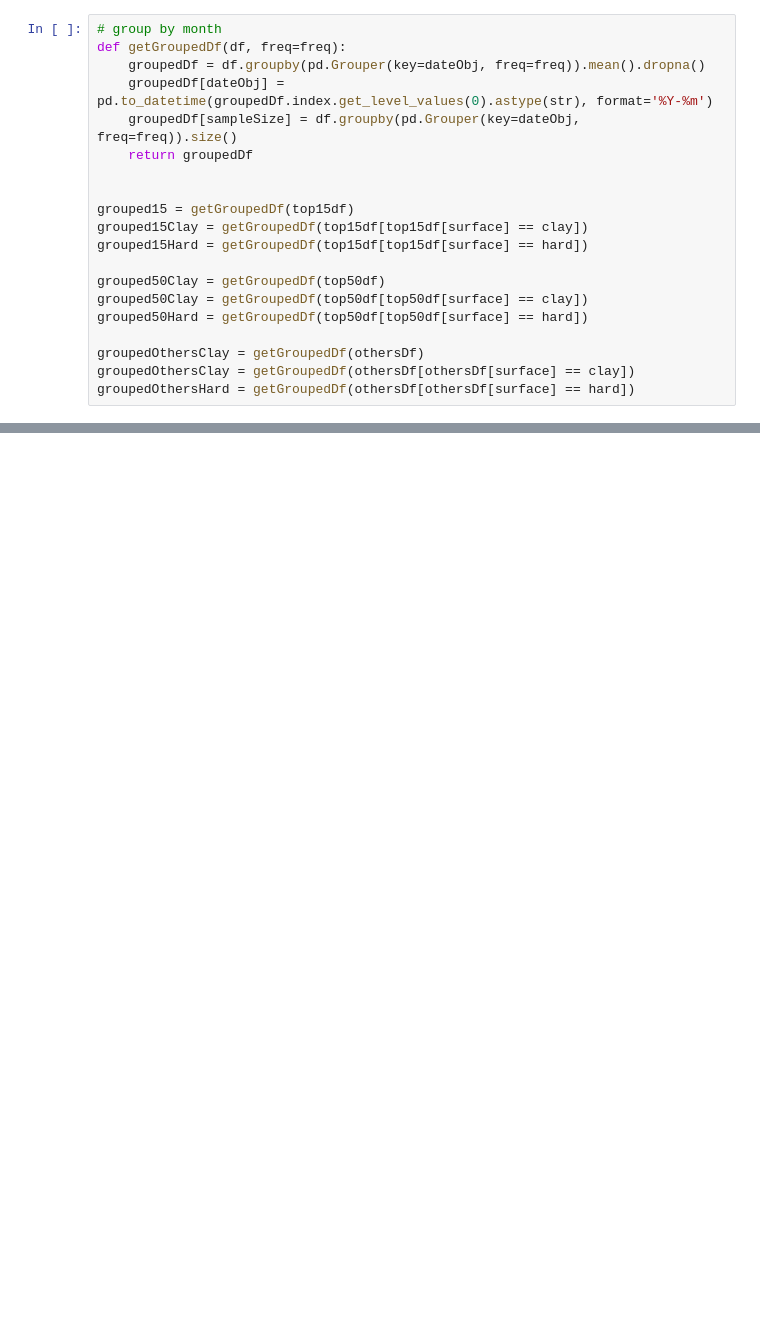
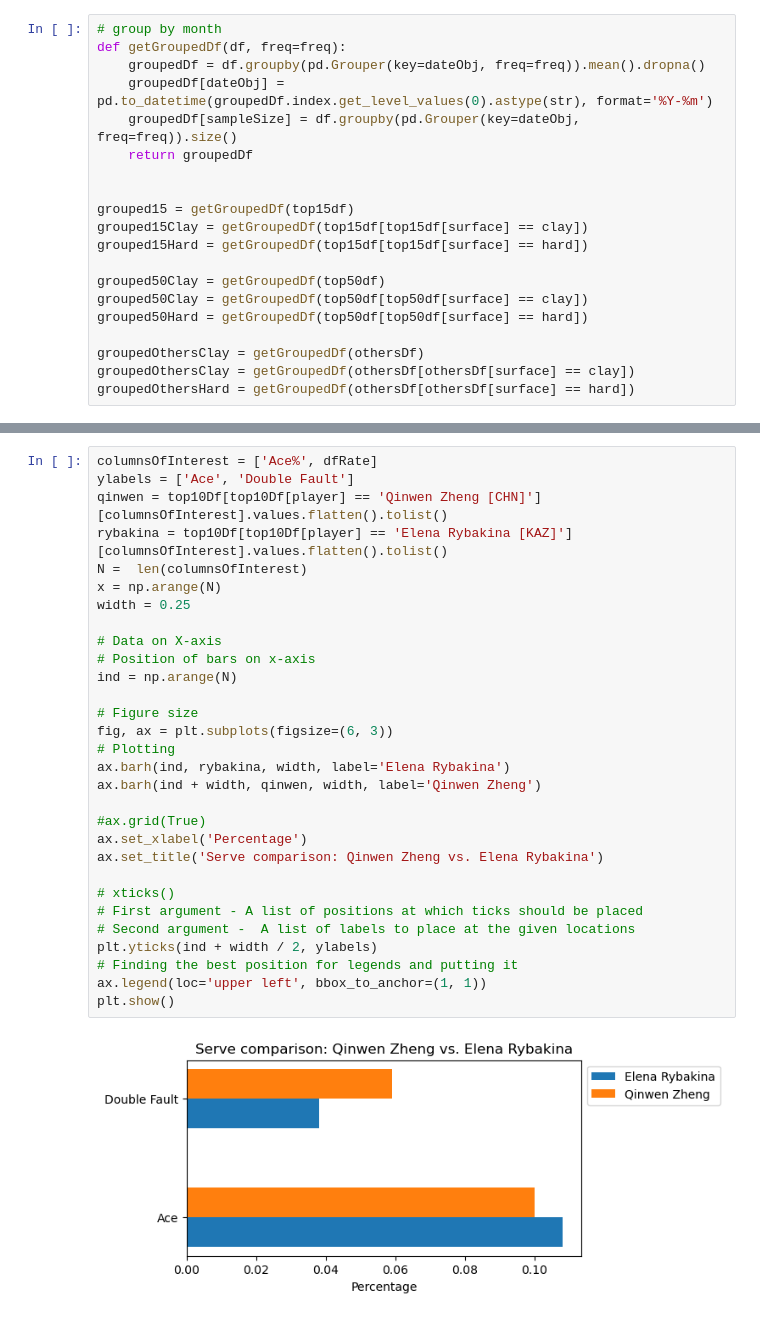
Before and after one commit to TracyYXChen/tennis-data, a Jupyter notebook: qinwenZheng/Qinwen Zheng's serves.ipynb, the cells around one changed output, grey strips where cells are left out. Drawn from its saved outputs; the diff is of its cells as text; blank space fills up the shorter version.

```diff
--- a/qinwenZheng/Qinwen Zheng's serves.ipynb
+++ b/qinwenZheng/Qinwen Zheng's serves.ipynb
@@ -141,0 +302,32 @@ plotScatterByGroups(groupedDfArr, attributeOfInterest, title)
+# %%
+columnsOfInterest = ['Ace%', dfRate]
+ylabels = ['Ace', 'Double Fault']
+qinwen = top10Df[top10Df[player] == 'Qinwen Zheng [CHN]'][columnsOfInterest].values.flatten().tolist()
+rybakina = top10Df[top10Df[player] == 'Elena Rybakina [KAZ]'][columnsOfInterest].values.flatten().tolist()
+N =  len(columnsOfInterest)
+x = np.arange(N)
+width = 0.25
+
+# Data on X-axis
+# Position of bars on x-axis
+ind = np.arange(N)
+
+# Figure size
+fig, ax = plt.subplots(figsize=(6, 3))
+# Plotting
+ax.barh(ind, rybakina, width, label='Elena Rybakina')
+ax.barh(ind + width, qinwen, width, label='Qinwen Zheng')
+
+#ax.grid(True)
+ax.set_xlabel('Percentage')
+ax.set_title('Serve comparison: Qinwen Zheng vs. Elena Rybakina')
+
+# xticks()
+# First argument - A list of positions at which ticks should be placed
+# Second argument -  A list of labels to place at the given locations
+plt.yticks(ind + width / 2, ylabels)
+# Finding the best position for legends and putting it
+ax.legend(loc='upper left', bbox_to_anchor=(1, 1))
+plt.show()
+# %% [output]
+[figure, added]
```
Also changed, not shown: parts of 15 cells of this notebook, 1 other file.
